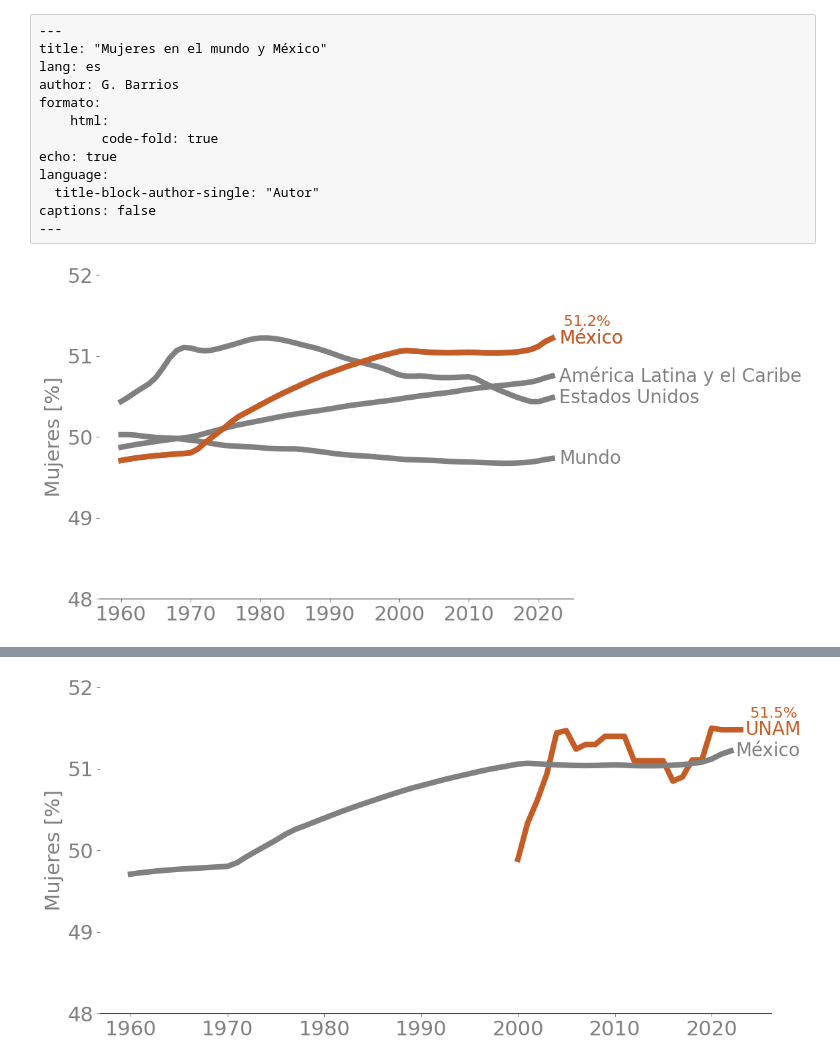
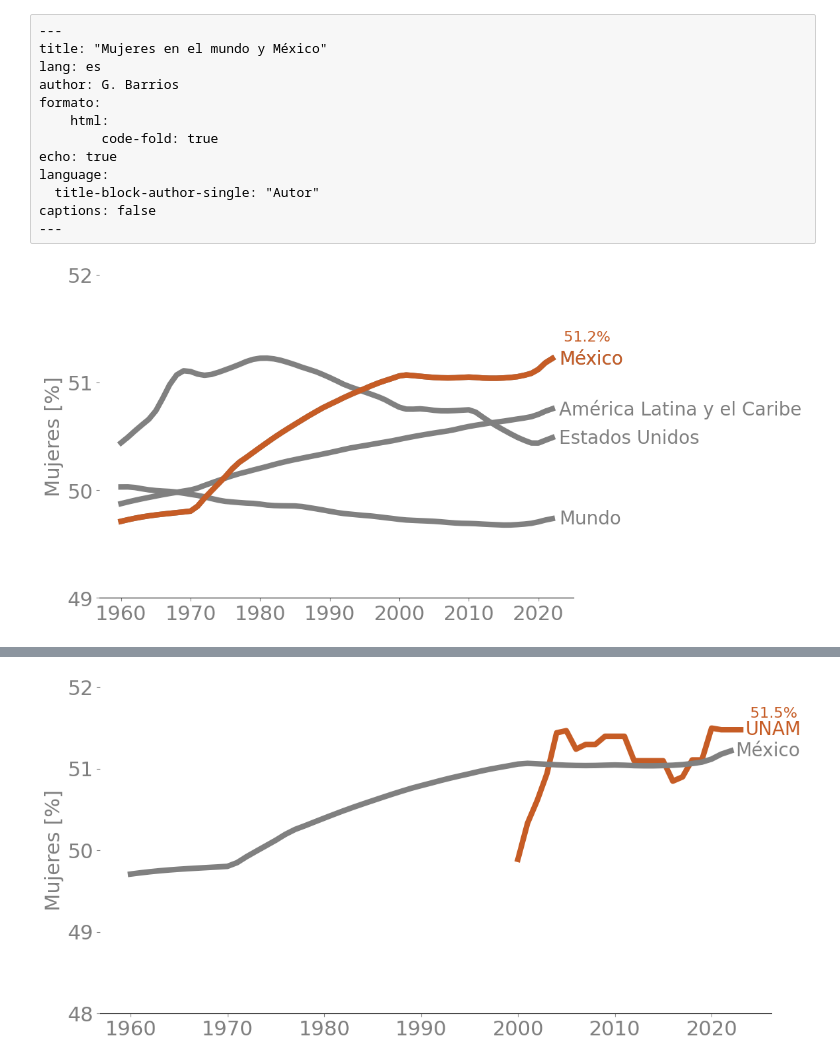
Before and after one commit to AltamarMx/Bit2Graph, a Jupyter notebook: historias/001_Mujeres/001_Mujeres_en_el_mundo.ipynb, the cells around one changed output, grey strips where cells are left out. Drawn from its saved outputs; the diff is of its cells as text; code cells hidden in the pictures.

```diff
--- a/historias/001_Mujeres/001_Mujeres_en_el_mundo.ipynb
+++ b/historias/001_Mujeres/001_Mujeres_en_el_mundo.ipynb
@@ -45,35 +50,36 @@ mundo.index = mundo.index.astype(int)
 paises = mundo.columns
 fig, ax = plt.subplots()
 
 for pais in paises:
     ax.plot(mundo[pais])
     ax.text(mundo[pais].index[-1] + 1,mundo[pais].iloc[-1], pais, ha='left', va='center')
 
 
 ax.plot(mundo['México'],color=doradoier)
 
 ax.text(mundo['México'].index[-1] + 1,mundo['México'].iloc[-1],
         'México',
         ha='left',
         va='center',
         color=doradoier)
 ax.text(mundo['México'].index[-1] + 1,mundo['México'].iloc[-1]+.2,
         str(mundo['México'].iloc[-1].round(1)).join(" %"),
         ha='left',
         va='center',
         color=doradoier,fontsize=16)
 
 
-ax.set_ylim(48,52)
 
+ax.set_ylim(49,52)
 
 ax.set_ylabel('Mujeres [%]')
 ax.xaxis.set_major_locator( MultipleLocator(10))
+ax.yaxis.set_major_locator( MultipleLocator(1))
 ax.yaxis.set_major_locator(MaxNLocator(integer=True))
 fig.tight_layout()
 fig.savefig('images/mujeres.png')
 # %% [output]
-[figure, old version]
+[figure, new version]
 # %%
 f = '../../data/001_mujeres/c03 pobesc total.xls'
 data = pd.read_excel(f,skiprows=5,nrows=2)
```
Also changed, not shown: parts of 3 cells of this notebook, 11 other files.
